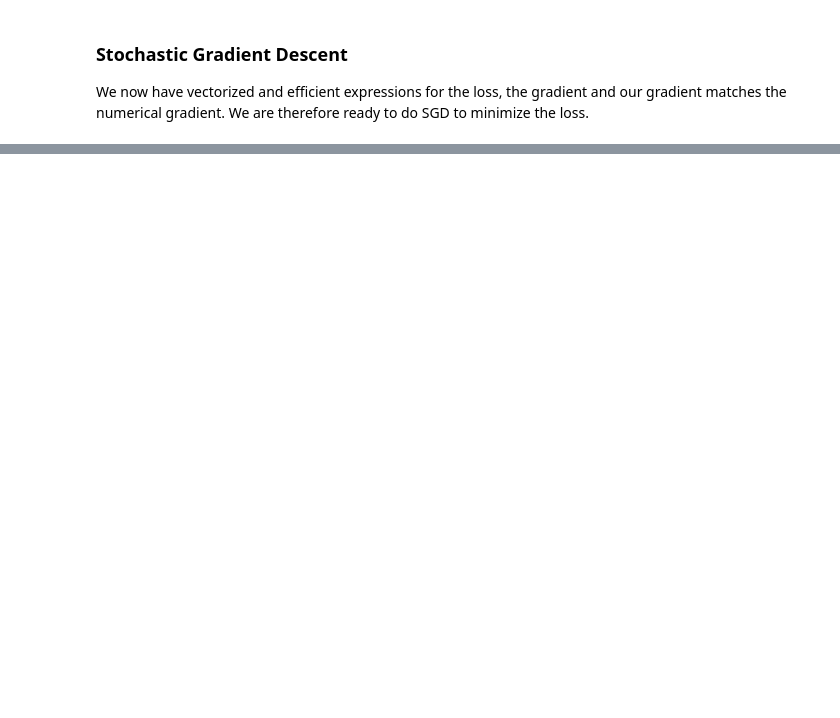
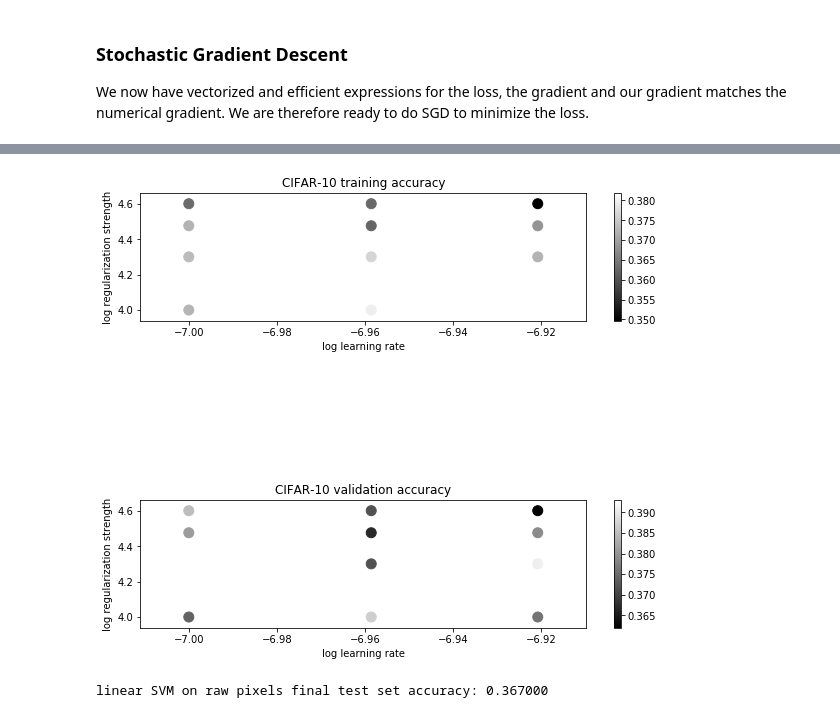
Before and after one commit to StevenShuoFeng/cs231, a Jupyter notebook: assignment1/svm.ipynb, the cells around one changed output, grey strips where cells are left out. Drawn from its saved outputs; the diff is of its cells as text; code cells hidden in the pictures; blank space fills up the shorter version.

```diff
--- a/assignment1/svm.ipynb
+++ b/assignment1/svm.ipynb
@@ -387,8 +420,8 @@ print('validation accuracy: %f' % (np.mean(y_val == y_val_pred), ))
 # learning rate). You should experiment with different ranges for the learning
 # rates and regularization strengths; if you are careful you should be able to
 # get a classification accuracy of about 0.4 on the validation set.
-learning_rates = [1e-7, 5e-5]
-regularization_strengths = [2.5e4, 5e4]
+learning_rates = [1.0e-7, 1.2e-7]
+regularization_strengths = [1e4, 4e4]
 
 # results is dictionary mapping tuples of the form
 # (learning_rate, regularization_strength) to tuples of the form
@@ -409,10 +442,28 @@ best_svm = None # The LinearSVM object that achieved the highest validation rate
 #                                                                              #
 # Hint: You should use a small value for num_iters as you develop your         #
 # validation code so that the SVMs don't take much time to train; once you are #
-# confident that your validation code works, you should rerun the validation   #
+# confident that your validation code works, you should retrun the validation   #
 # code with a larger value for num_iters.                                      #
 ################################################################################
-pass
+
+for LR in np.linspace(learning_rates[0], learning_rates[1], 3):
+    for REG in np.linspace(regularization_strengths[0], regularization_strengths[1], 4):
+        print('step = %e, regulartion = %e' % (LR, REG))
+
+        svm = LinearSVM()
+        loss_hist = svm.train(X_train, y_train, LR, REG, num_iters=1000, verbose=True)
+        y_train_pred = svm.predict(X_train)
+        y_val_pred = svm.predict(X_val)
+
+        train_accuracy = np.mean(y_train == y_train_pred)
+        vald_accuracy = np.mean(y_val == y_val_pred)
+
+        results[(LR, REG)] = (train_accuracy, vald_accuracy)
+
+        if vald_accuracy > best_val:
+            best_val = vald_accuracy
+            best_svm = svm
+
 ################################################################################
 #                              END OF YOUR CODE                                #
 ################################################################################
@@ -424,3 +475,6 @@ for lr, reg in sorted(results):
                 lr, reg, train_accuracy, val_accuracy))
 
 print('best validation accuracy achieved during cross-validation: %f' % best_val)
+
+# Shuo's best result: 39.3%
+# "lr 1.000000e-07 reg 2.000000e+04 train accuracy: 0.373224 val accuracy: 0.393000"
@@ -427,33 +499,37 @@ print('best validation accuracy achieved during cross-validation: %f' % best_val
 # %%
 # Visualize the cross-validation results
 import math
 x_scatter = [math.log10(x[0]) for x in results]
 y_scatter = [math.log10(x[1]) for x in results]
 
 # plot training accuracy
 marker_size = 100
 colors = [results[x][0] for x in results]
-plt.subplot(2, 1, 1)
+plt.subplot(3, 1, 1)
 plt.scatter(x_scatter, y_scatter, marker_size, c=colors)
 plt.colorbar()
 plt.xlabel('log learning rate')
 plt.ylabel('log regularization strength')
 plt.title('CIFAR-10 training accuracy')
 
 # plot validation accuracy
 colors = [results[x][1] for x in results] # default size of markers is 20
-plt.subplot(2, 1, 2)
+plt.subplot(3, 1, 3)
 plt.scatter(x_scatter, y_scatter, marker_size, c=colors)
 plt.colorbar()
 plt.xlabel('log learning rate')
 plt.ylabel('log regularization strength')
 plt.title('CIFAR-10 validation accuracy')
 plt.show()
+# %% [output]
+[figure, added]
 # %%
 # Evaluate the best svm on test set
 y_test_pred = best_svm.predict(X_test)
 test_accuracy = np.mean(y_test == y_test_pred)
 print('linear SVM on raw pixels final test set accuracy: %f' % test_accuracy)
+# %% [output]
+linear SVM on raw pixels final test set accuracy: 0.367000
 # %%
 # Visualize the learned weights for each class.
 # Depending on your choice of learning rate and regularization strength, these may
```
Also changed, not shown: parts of 13 cells of this notebook, 2 other files.
